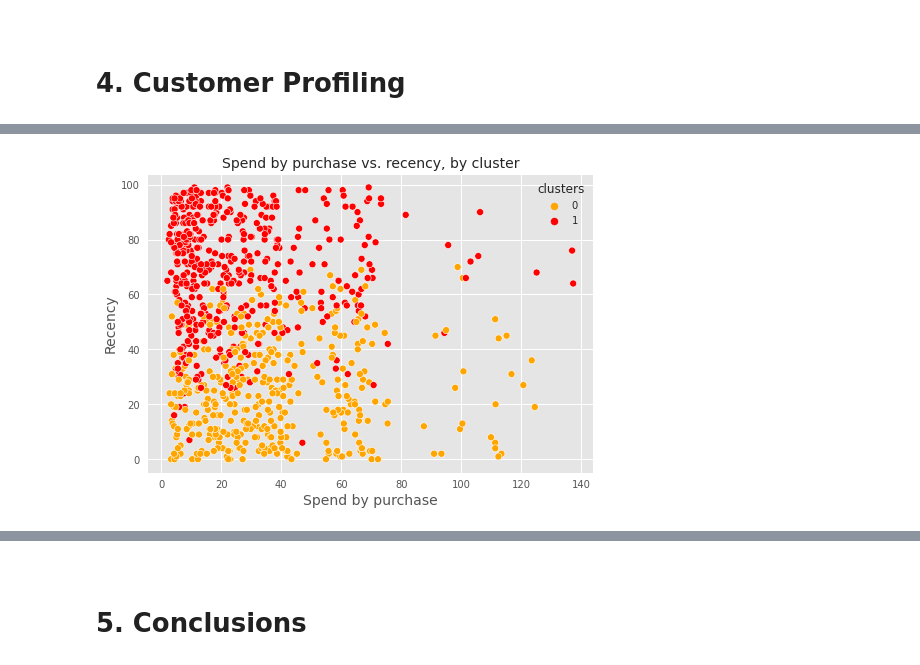
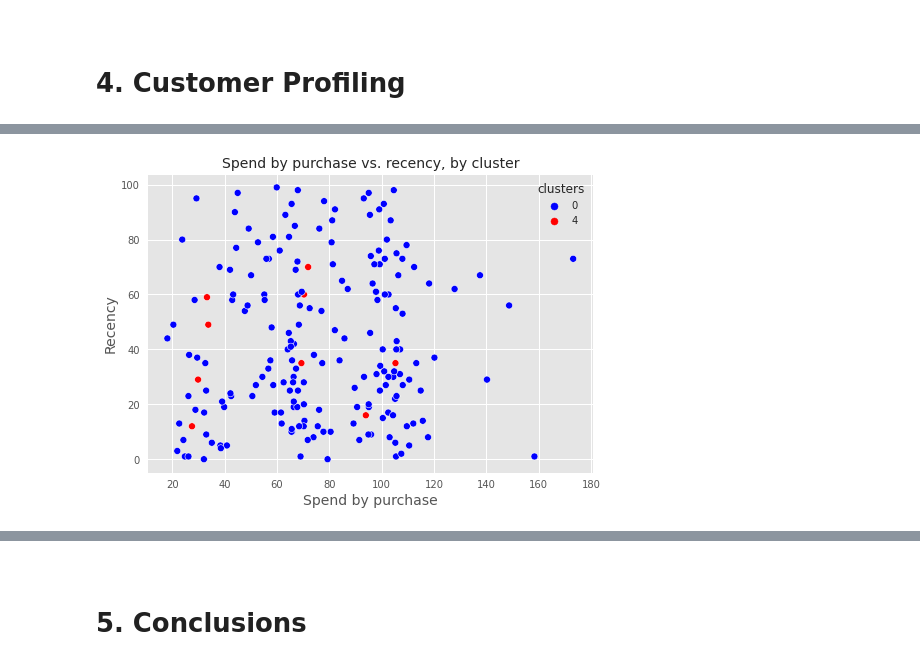
Before and after one commit to YMarcos/customer-analysis-profiling, a Jupyter notebook: customer-personality-analysis.ipynb, the cells around one changed output, grey strips where cells are left out. Drawn from its saved outputs; the diff is of its cells as text; code cells hidden in the pictures.

```diff
--- a/customer-personality-analysis.ipynb
+++ b/customer-personality-analysis.ipynb
@@ -705,11 +708,11 @@ plt.show()
 # %%
-df_graph = df.loc[df['clusters'].isin([0,1])]
+df_graph = df.loc[df['clusters'].isin([0,4])]
 # %%
 ax = sns.scatterplot(data = df_graph,x=df_graph["spend_by_purchase"], y=df_graph["Recency"],hue=df_graph["clusters"],
-                     palette=['orange','red'], legend='full')
+                     palette=['blue','red'], legend='full')
 plt.title('Spend by purchase vs. recency, by cluster', size=14)
 plt.xlabel('Spend by purchase', size=14)
 plt.ylabel('Recency', size=14)
 plt.show()
 # %% [output]
-[figure, old version]
+[figure, new version]
```
Also changed, not shown: parts of 22 cells of this notebook.
